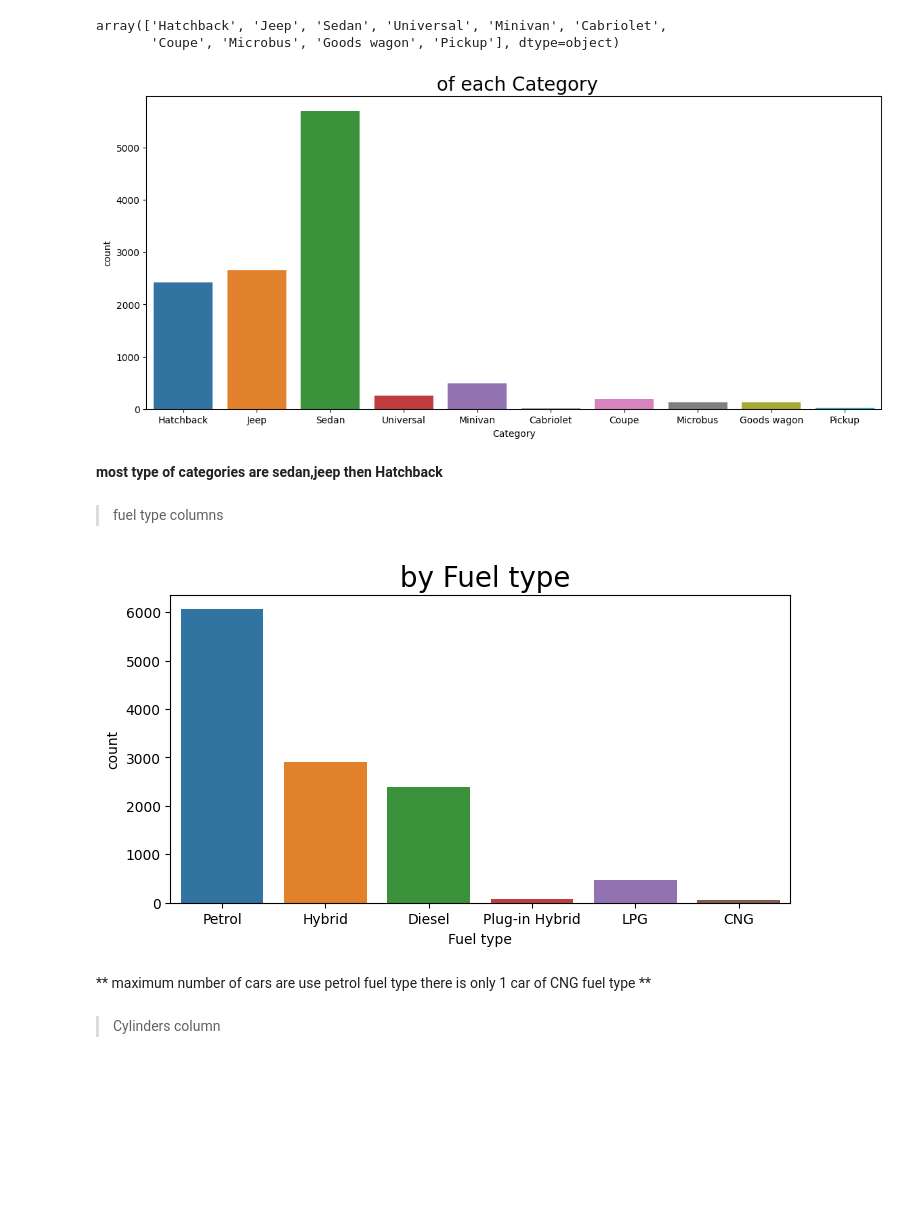
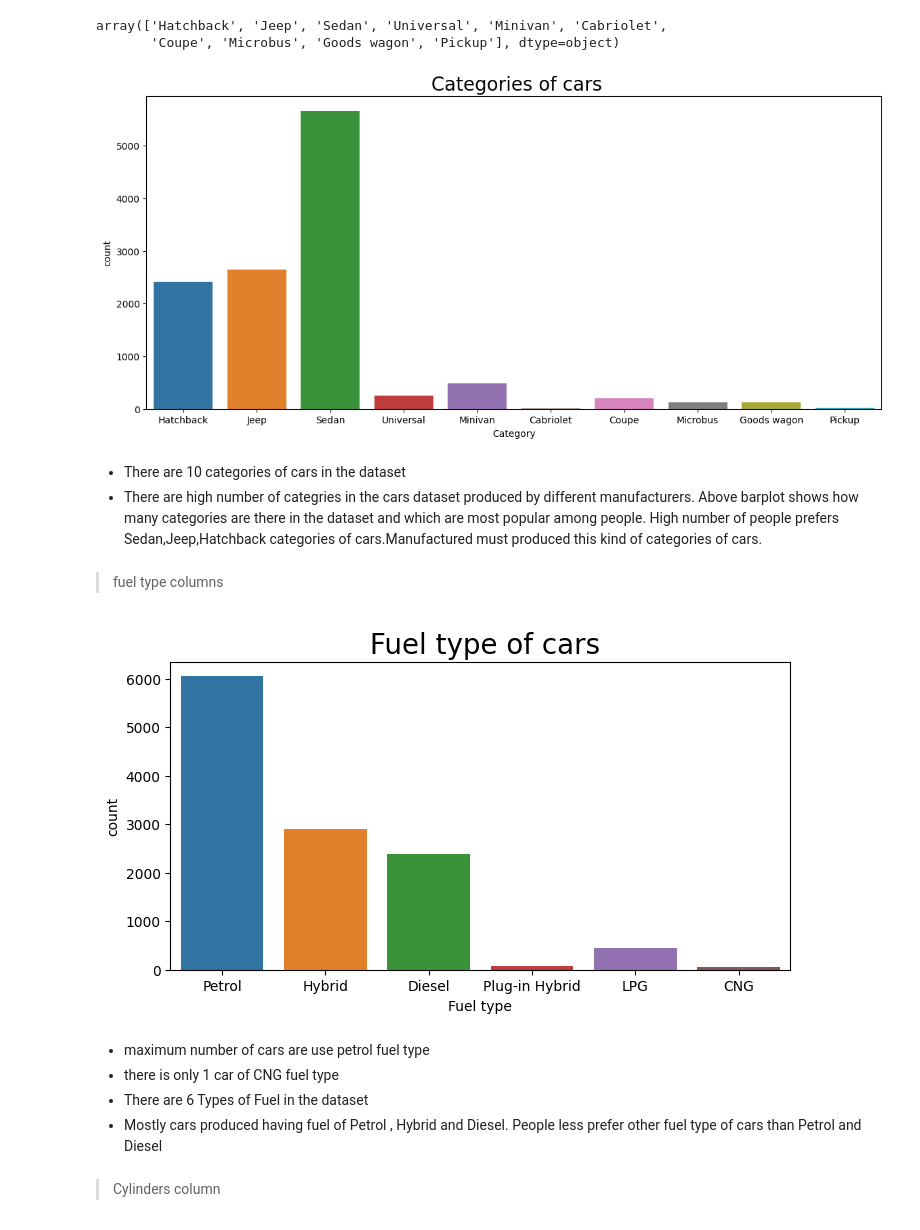
Before and after one commit to MounirReda/DV-Car-Price-Prediction-, a Jupyter notebook: dv-car-price-prediction.ipynb, the cells around one changed output. Saved outputs shown, nothing was run; the diff lists cells and outputs as text; code cells hidden in the pictures; blank space fills up the shorter version.

```diff
--- a/dv-car-price-prediction.ipynb
+++ b/dv-car-price-prediction.ipynb
@@ -98,6 +105,6 @@ import datetime
 dtime=datetime.datetime.now()
 car_df['Age']=dtime.year-car_df['Prod. year']
 # %%
-car_df=car_df.drop(['Prod. year'],axis=1)
+#car_df=car_df.drop(['Prod. year'],axis=1)
 car_df.head()
 # %% [output]
@@ -286,24 +288,27 @@ array(['Hatchback', 'Jeep', 'Sedan', 'Universal', 'Minivan', 'Cabriolet',
 # %%
 plt.subplots(figsize=(14,6))
 sns.countplot(data=car_df, x='Category')
-plt.title(" of each Category" , fontsize =20);
+plt.title(" Categories of cars" , fontsize =20);
 plt.show()
 # %% [output]
-[figure, old version]
+[figure, new version]
-# %% [markdown]
-**most type of categories are sedan,jeep then Hatchback**
+# %% [markdown]
+* There are 10 categories of cars in the dataset
+* There are high number of categries in the cars dataset produced by different manufacturers. Above barplot shows how many categories are there in the dataset and which are most popular among people. High number of people prefers Sedan,Jeep,Hatchback categories of cars.Manufactured must produced this kind of categories of cars.
 # %% [markdown]
 > fuel type columns
 # %%
 plt.subplots(figsize=(8,4))
 sns.countplot(data=car_df , x='Fuel type')
-plt.title(" by Fuel type" , fontsize =20);
+plt.title(" Fuel type of cars" , fontsize =20);
 plt.show()
 # %% [output]
-[figure, old version]
+[figure, new version]
 # %% [markdown]
-**   maximum number of cars are use petrol fuel type
-there is only 1 car of CNG fuel type **
+* maximum number of cars are use petrol fuel type
+* there is only 1 car of CNG fuel type
+* There are 6 Types of Fuel in the dataset
+* Mostly cars produced having fuel of Petrol , Hybrid and Diesel. People less prefer other fuel type of cars than Petrol and Diesel
 # %% [markdown]
 > Cylinders column
 # %%
```
Also changed, not shown: parts of 16 cells of this notebook.
